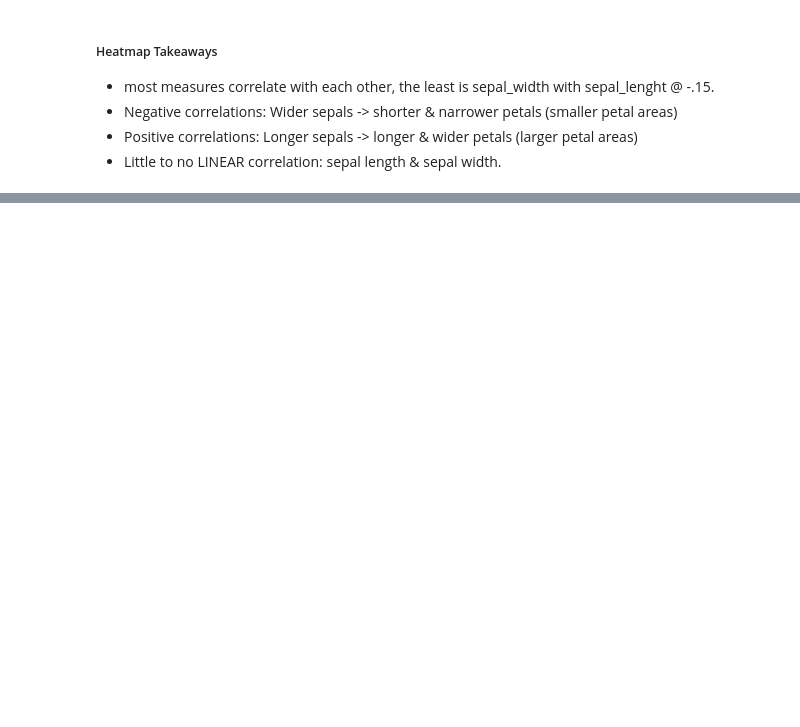
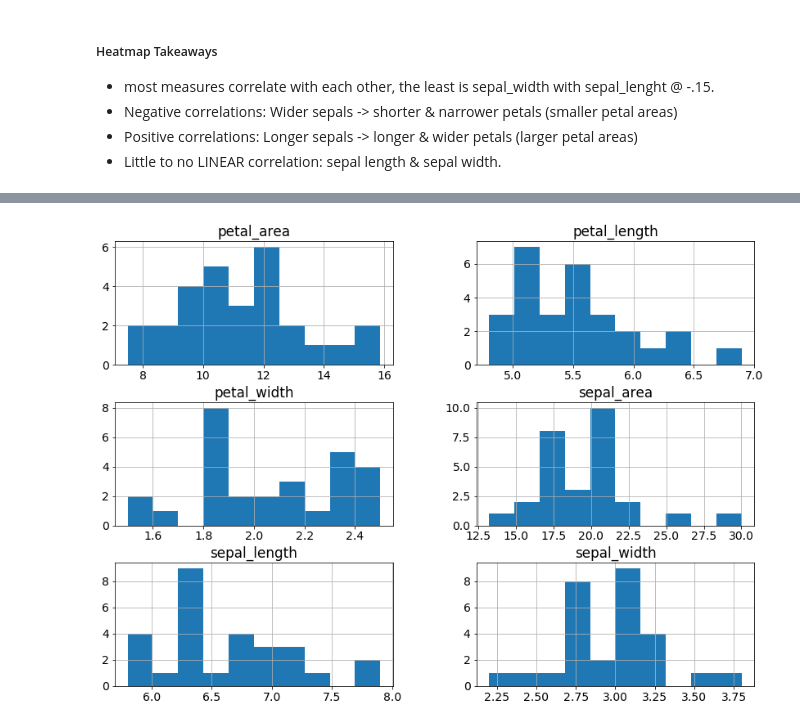
Before and after one commit to faithkane3/example_classification_project, a Jupyter notebook: initial_wrangle.ipynb, the cells around one changed output, grey strips where cells are left out. Cells and saved outputs as stored; diff of their text form; code cells hidden in the pictures; blank space fills up the shorter version.

```diff
--- a/initial_wrangle.ipynb
+++ b/initial_wrangle.ipynb
@@ -273,0 +329,8 @@ plt.show()
+# %%
+virginica = train[train['species'] == 'virginica']
+versicolor = train[train['species'] == 'versicolor']
+# %%
+virginica.hist()
+plt.show()
+# %% [output]
+[figure, added]
```
Also changed, not shown: parts of 18 cells of this notebook, 3 other files.
